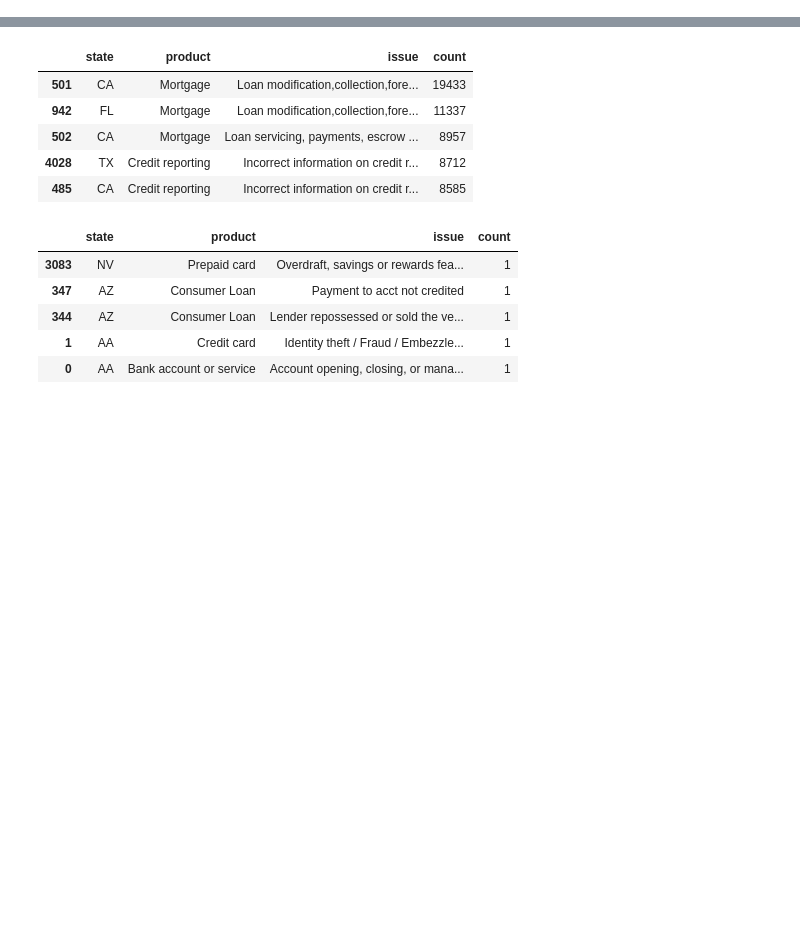
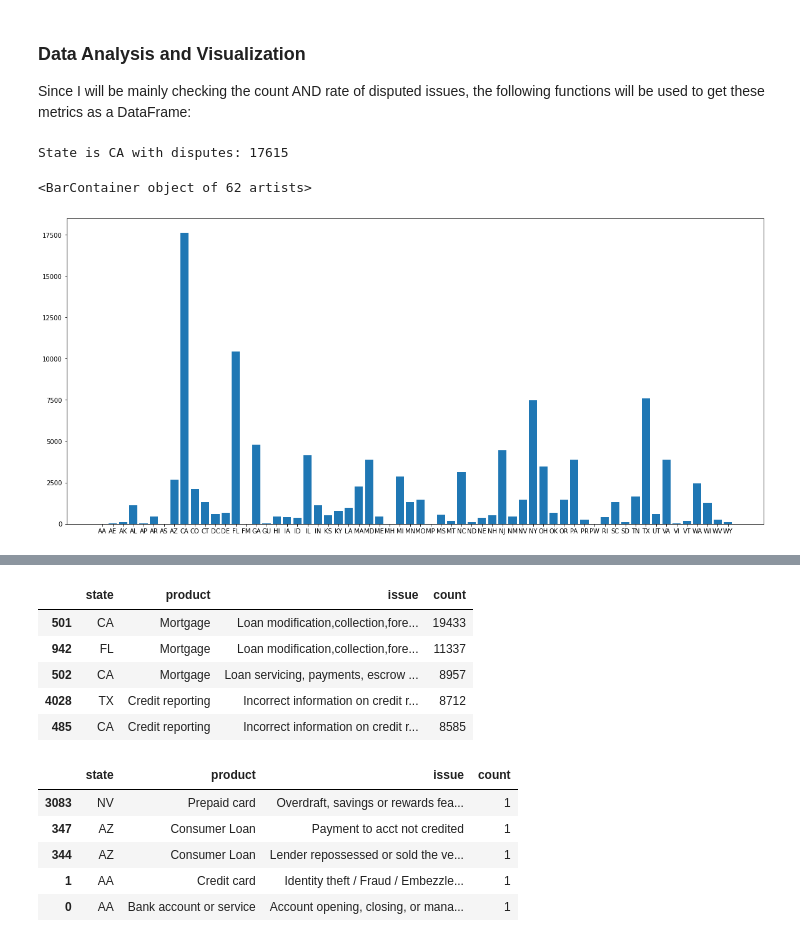
Before and after one commit to quantillinois/data-oa, a Jupyter notebook: consumer_analysis.ipynb, the cells around one changed output, grey strips where cells are left out. Drawn from its saved outputs; the diff is of its cells as text; code cells hidden in the pictures; blank space fills up the shorter version.

```diff
--- a/consumer_analysis.ipynb
+++ b/consumer_analysis.ipynb
@@ -43,0 +51,5 @@ ax1.bar(disp_states, counts, align='center')
+# %%
+thresh = 0.10
+col_nans = df.isna().mean(axis=0)
+col_w_thresh = col_nans[col_nans >= thresh]
+col_w_thresh
@@ -43,0 +67,10 @@ ax1.bar(disp_states, counts, align='center')
+# %%
+drops_l = list(col_w_thresh.index) + ['complaint_id']
+df = df.drop(drops_l, axis=1)
+
+#Tokenizing Yes and No to 1 and 0 respectively
+df = df.replace(['Yes', 'No'], [1, 0])
+
+df.loc[df['company_response_to_consumer'].str.contains("Closed"), 'company_response_to_consumer'] = 1
+df.loc[df['company_response_to_consumer'] != 1, 'company_response_to_consumer'] = 0
+df.head()
@@ -43,0 +84,32 @@ ax1.bar(disp_states, counts, align='center')
+# %% [markdown]
+### Data Analysis and Visualization
+Since I will be mainly checking the count AND rate of disputed issues, the following functions will be used to get these metrics as a DataFrame:
+# %%
+#disp_cat = ""
+def is_disputed(row, cat):
+    return df[(df['consumer_disputed?'] == 1) & (df[cat] == row[cat])]['consumer_disputed?'].sum()
+
+def get_count(cat, data=df):
+    #disp_cat = cat
+    df_by_cat = df[[cat, 'issue', 'consumer_disputed?']].groupby([cat]).count().reset_index()
+
+    df_by_cat['consumer_disputed?'] = df_by_cat.apply(lambda r: is_disputed(r, cat), axis=1)
+
+    df_by_cat['dispute_rate'] = df_by_cat.apply(lambda r: (r['consumer_disputed?'] / r['issue']) * 100, axis=1)
+
+    return df_by_cat
+# %%
+#State with most disputes using above function:
+disp_st = get_count('state')
+st_c = disp_st['consumer_disputed?']
+m_st = disp_st['state'][pd.Series.argmax(st_c)]
+m_c = disp_st['consumer_disputed?'][pd.Series.argmax(st_c)]
+print("State is", m_st, "with disputes:", m_c)
+# %% [output]
+State is CA with disputes: 17615
+# %%
+fig1, ax1 = plt.subplots(figsize=(20, 9))
+ax1.bar(disp_st['state'], disp_st['consumer_disputed?'])
+# %% [output]
+<BarContainer object of 62 artists>
+[figure, added]
```
Also changed, not shown: parts of 16 cells of this notebook.
